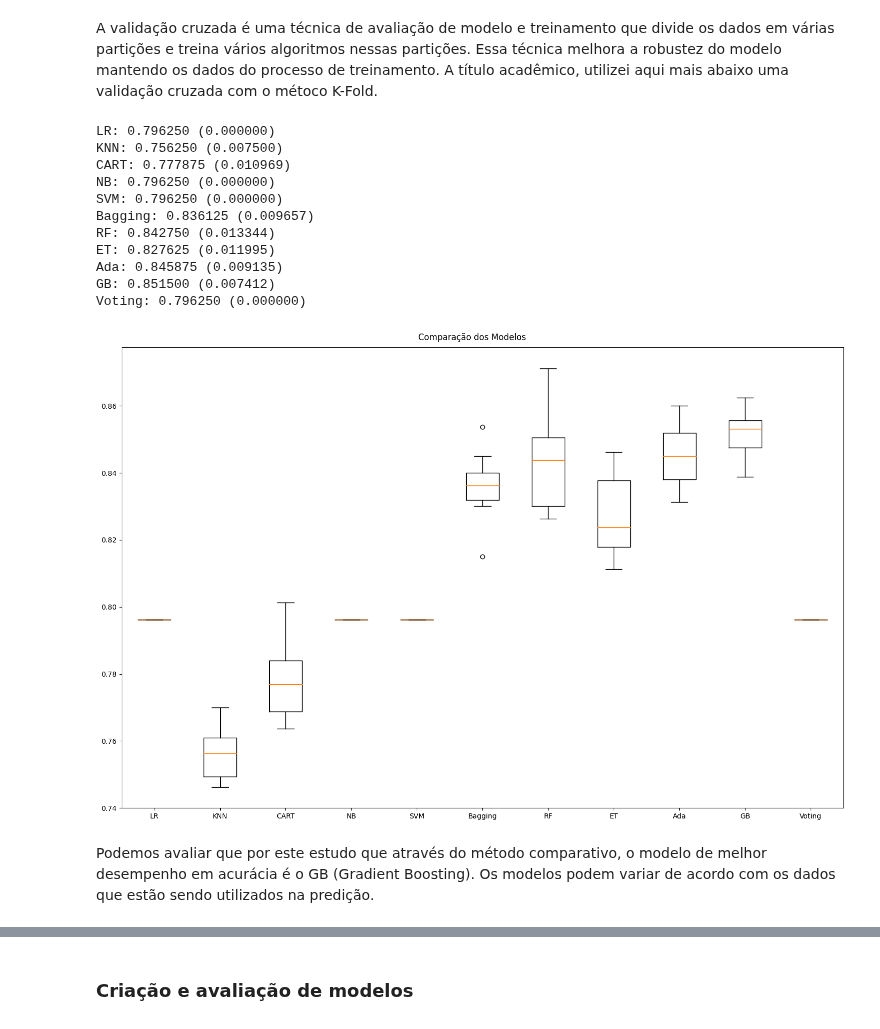
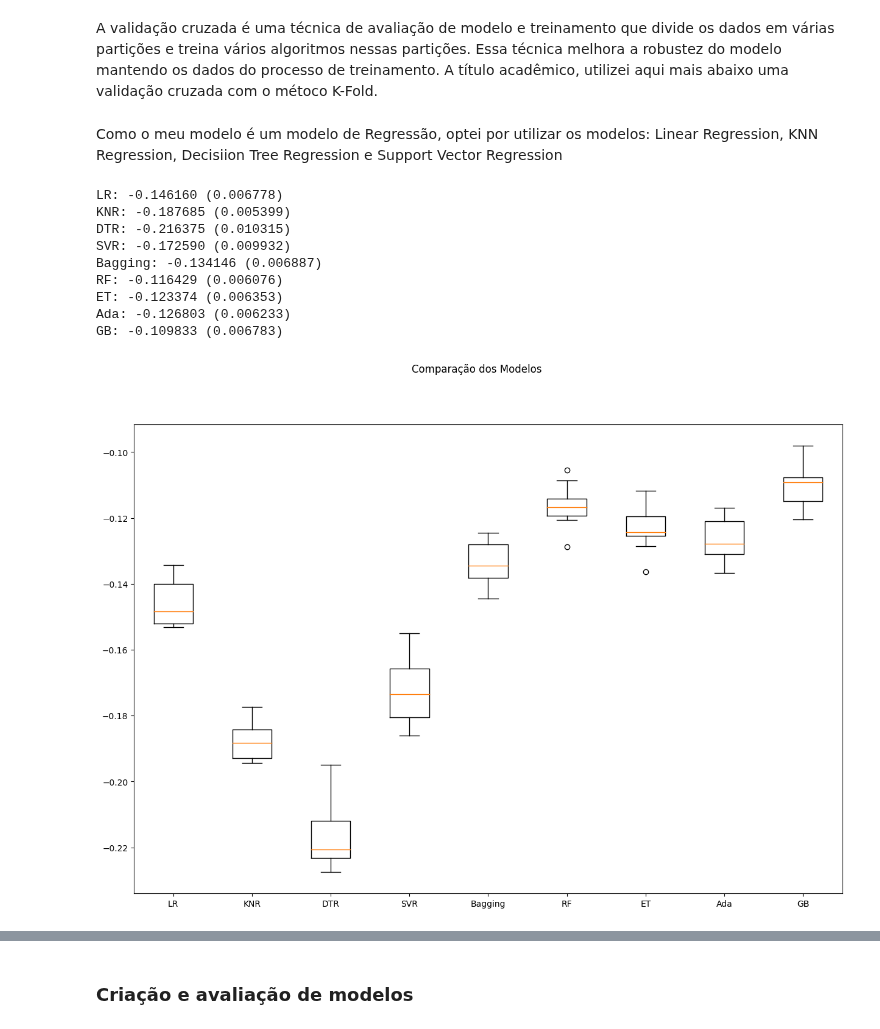
Before and after one commit to zulatopaula/MVP_CD_BankChurn, a Jupyter notebook: PZ_MVP_CD_BankChurn_ML_FinalVersion2.ipynb, the cells around one changed output, grey strips where cells are left out. Drawn from its saved outputs; the diff is of its cells as text; code cells hidden in the pictures.

```diff
--- a/PZ_MVP_CD_BankChurn_ML_FinalVersion2.ipynb
+++ b/PZ_MVP_CD_BankChurn_ML_FinalVersion2.ipynb
@@ -504,20 +479,21 @@ Usei aqui a estratégia train-test-split considerando 80% do conjunto de dados p
 # %% [markdown]
 A validação cruzada é uma técnica de avaliação de modelo e treinamento que divide os dados em várias partições e treina vários algoritmos nessas partições. Essa técnica melhora a robustez do modelo mantendo os dados do processo de treinamento. A título acadêmico, utilizei aqui mais abaixo uma validação cruzada com o métoco K-Fold.
 # %%
-test_size = 0.20 # tamanho do conjunto de teste
-seed = 7 # semente aleatória
+test_size = 0.20  # tamanho do conjunto de teste
+seed = 7  # semente aleatória
 
 # Separação em conjuntos de treino e teste
 array = novodataset.values
-X = array[:,0:9]
-y = array[:,9]
-X_train, X_test, y_train, y_test = train_test_split(X, y,
-    test_size=test_size, shuffle=True, random_state=seed, stratify=y) # holdout com estratificação
+X = array[:, 0:9]
+y = array[:, 9]
+X_train, X_test, y_train, y_test = train_test_split(X, y, test_size=test_size, random_state=seed)
 
 # Parâmetros e partições da validação cruzada
-scoring = 'accuracy'
+scoring = 'neg_mean_squared_error'
 num_particoes = 10
-kfold = StratifiedKFold(n_splits=num_particoes, shuffle=True, random_state=seed) # validação cruzada com estratificação
+kfold = KFold(n_splits=num_particoes, shuffle=True, random_state=seed)  # validação cruzada regular em vez de estratificação (já que é um problema de regressão)
+# %% [markdown]
+Como o meu modelo é um modelo de Regressão, optei por utilizar os modelos: Linear Regression, KNN Regression, Decisiion Tree Regression e Support Vector Regression
 # %%
 np.random.seed(7) # definindo uma semente global
 
@@ -525,65 +501,51 @@ np.random.seed(7) # definindo uma semente global
 models = []
 
 # Criando os modelos e adicionando-os na lista de modelos
-models.append(('LR', LogisticRegression(max_iter=200)))
-models.append(('KNN', KNeighborsClassifier()))
-models.append(('CART', DecisionTreeClassifier()))
-models.append(('NB', GaussianNB()))
-models.append(('SVM', SVC()))
+models.append(('LR', LinearRegression()))
+models.append(('KNR', KNeighborsRegressor()))
+models.append(('DTR', DecisionTreeRegressor()))
+models.append(('SVR', SVR()))
+
 
 # Definindo os parâmetros do classificador base para o BaggingClassifier
-base = DecisionTreeClassifier()
+base = DecisionTreeRegressor()
 num_trees = 100
 max_features = 3
 
-# Criando os modelos para o VotingClassifier
-bases = []
-model1 = LogisticRegression(max_iter=200)
-bases.append(('logistic', model1))
-model2 = DecisionTreeClassifier()
-bases.append(('cart', model2))
-model3 = SVC()
-bases.append(('svm', model3))
-
 # Criando os ensembles e adicionando-os na lista de modelos
-models.append(('Bagging', BaggingClassifier(base_estimator=base, n_estimators=num_trees)))
-models.append(('RF', RandomForestClassifier(n_estimators=num_trees, max_features=max_features)))
-models.append(('ET', ExtraTreesClassifier(n_estimators=num_trees, max_features=max_features)))
-models.append(('Ada', AdaBoostClassifier(n_estimators=num_trees)))
-models.append(('GB', GradientBoostingClassifier(n_estimators=num_trees)))
-models.append(('Voting', VotingClassifier(bases)))
+models.append(('Bagging', BaggingRegressor(base_estimator=base, n_estimators=num_trees, max_features=max_features)))
+models.append(('RF', RandomForestRegressor(n_estimators=num_trees, max_features=max_features)))
+models.append(('ET', ExtraTreesRegressor(n_estimators=num_trees, max_features=max_features)))
+models.append(('Ada', AdaBoostRegressor(n_estimators=num_trees)))
+models.append(('GB', GradientBoostingRegressor(n_estimators=num_trees)))
 
 # Listas para armazenar os resultados
 results = []
 names = []
 
 # Avaliação dos modelos
 for name, model in models:
     cv_results = cross_val_score(model, X_train, y_train, cv=kfold, scoring=scoring)
     results.append(cv_results)
     names.append(name)
     msg = "%s: %f (%f)" % (name, cv_results.mean(), cv_results.std())
     print(msg)
 
 # Boxplot de comparação dos modelos
 fig = mplt.figure(figsize=(15,10))
 fig.suptitle('Comparação dos Modelos')
 ax = fig.add_subplot(111)
 mplt.boxplot(results)
 ax.set_xticklabels(names)
 mplt.show()
 # %% [output]
-LR: 0.796250 (0.000000)
-KNN: 0.756250 (0.007500)
-CART: 0.777875 (0.010969)
-NB: 0.796250 (0.000000)
-SVM: 0.796250 (0.000000)
-Bagging: 0.836125 (0.009657)
-RF: 0.842750 (0.013344)
-ET: 0.827625 (0.011995)
-Ada: 0.845875 (0.009135)
-GB: 0.851500 (0.007412)
-Voting: 0.796250 (0.000000)
+LR: -0.146160 (0.006778)
+KNR: -0.187685 (0.005399)
+DTR: -0.216375 (0.010315)
+SVR: -0.172590 (0.009932)
+Bagging: -0.134146 (0.006887)
+RF: -0.116429 (0.006076)
+ET: -0.123374 (0.006353)
+Ada: -0.126803 (0.006233)
+GB: -0.109833 (0.006783)
-[figure, old version]
+[figure, new version]
-# %% [markdown]
-Podemos avaliar que por este estudo que através do método comparativo, o modelo de melhor desempenho em acurácia é o GB (Gradient Boosting). Os modelos podem variar de acordo com os dados que estão sendo utilizados na predição.
```
Also changed, not shown: parts of 14 cells of this notebook.
